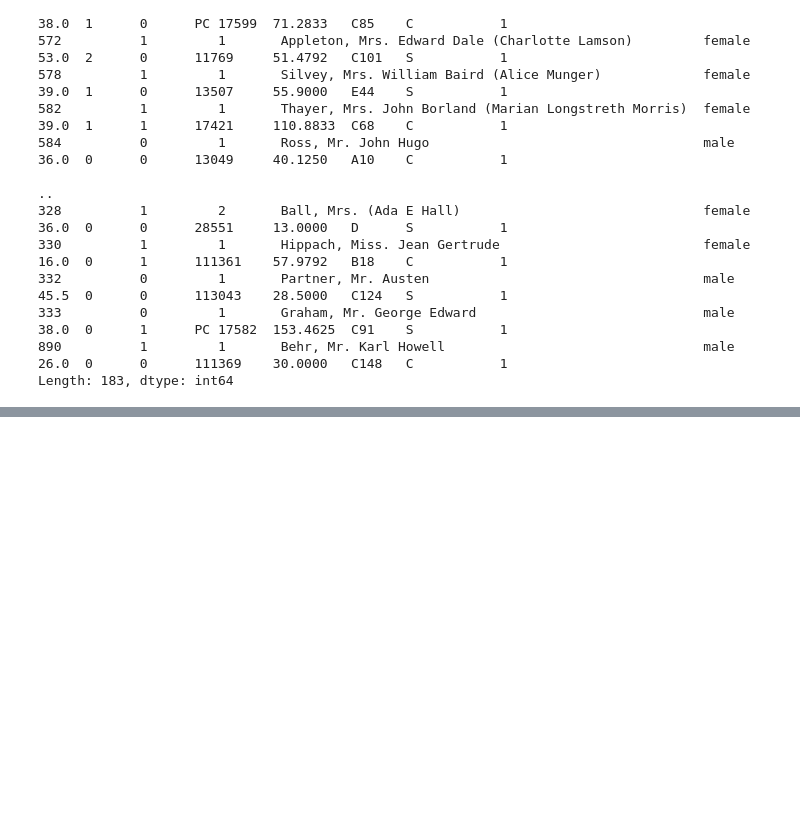
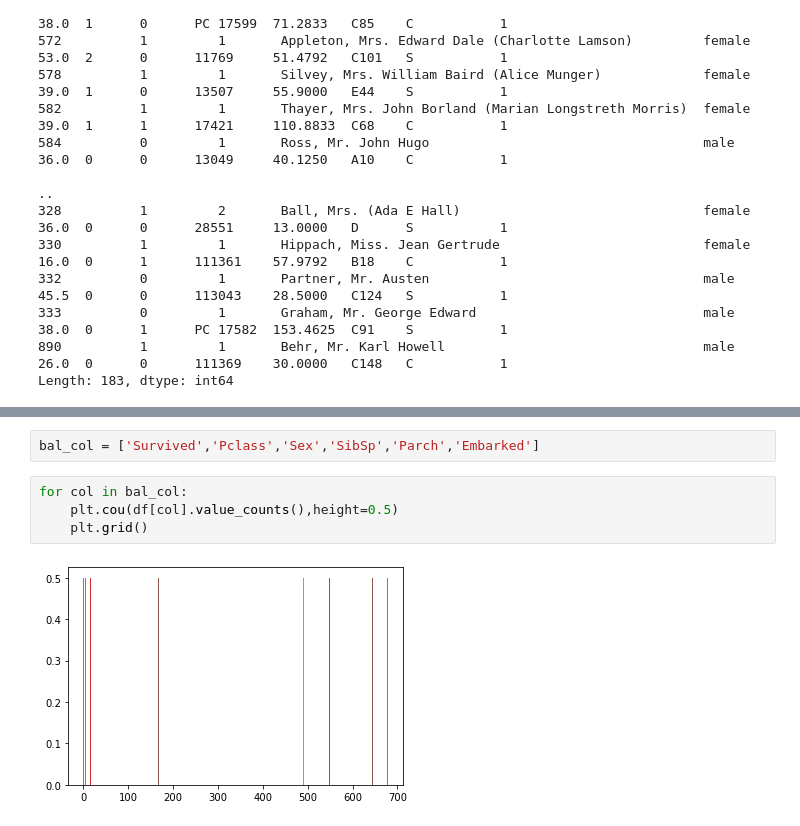
Before and after one commit to nikunjprajapati22/Scaler_Hackathon, a Jupyter notebook: Titanic_Scaler_Hackathon.ipynb, the cells around one changed output, grey strips where cells are left out. Drawn from its saved outputs; the diff is of its cells as text; blank space fills up the shorter version.

```diff
--- a/Titanic_Scaler_Hackathon.ipynb
+++ b/Titanic_Scaler_Hackathon.ipynb
@@ -62,0 +114,8 @@ Length: 183, dtype: int64
+# %%
+bal_col = ['Survived','Pclass','Sex','SibSp','Parch','Embarked']
+# %%
+for col in bal_col:
+    plt.cou(df[col].value_counts(),height=0.5)
+    plt.grid()
+# %% [output]
+[figure, added]
```
Also changed, not shown: parts of 9 cells of this notebook.
